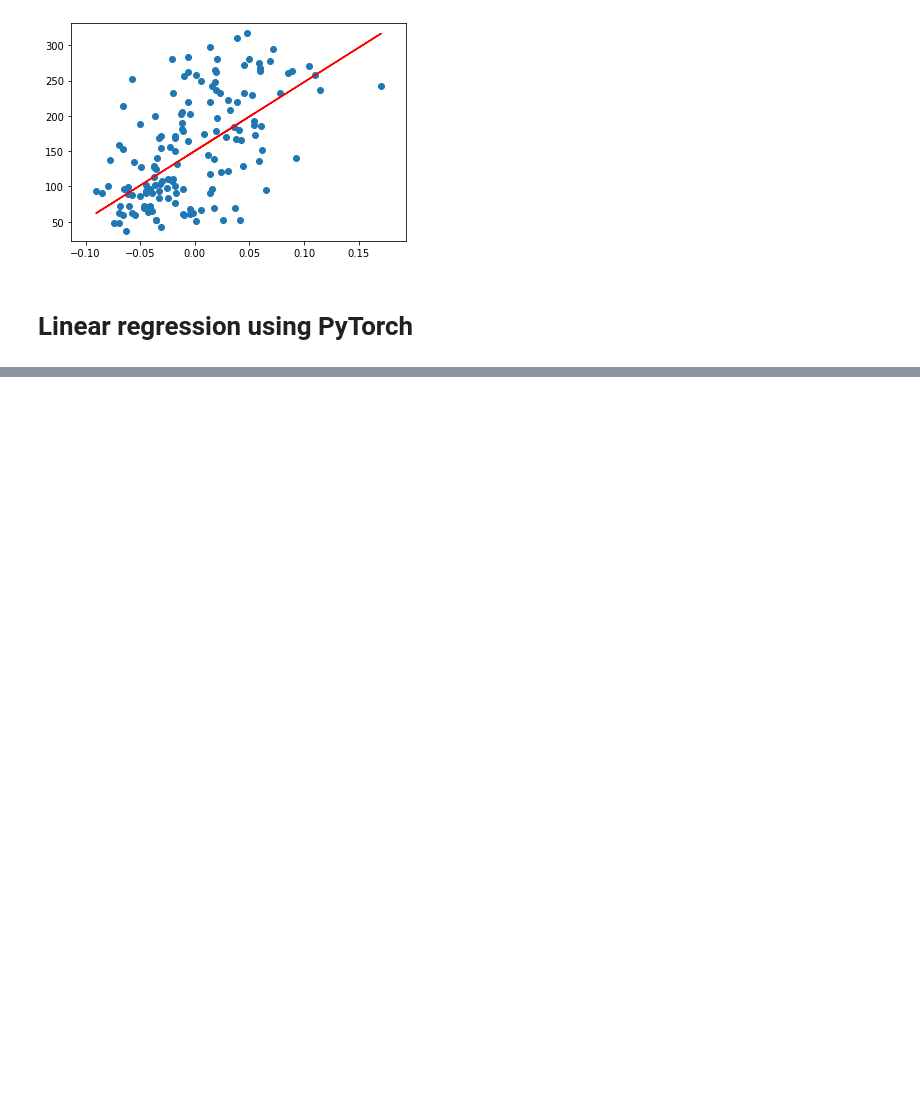
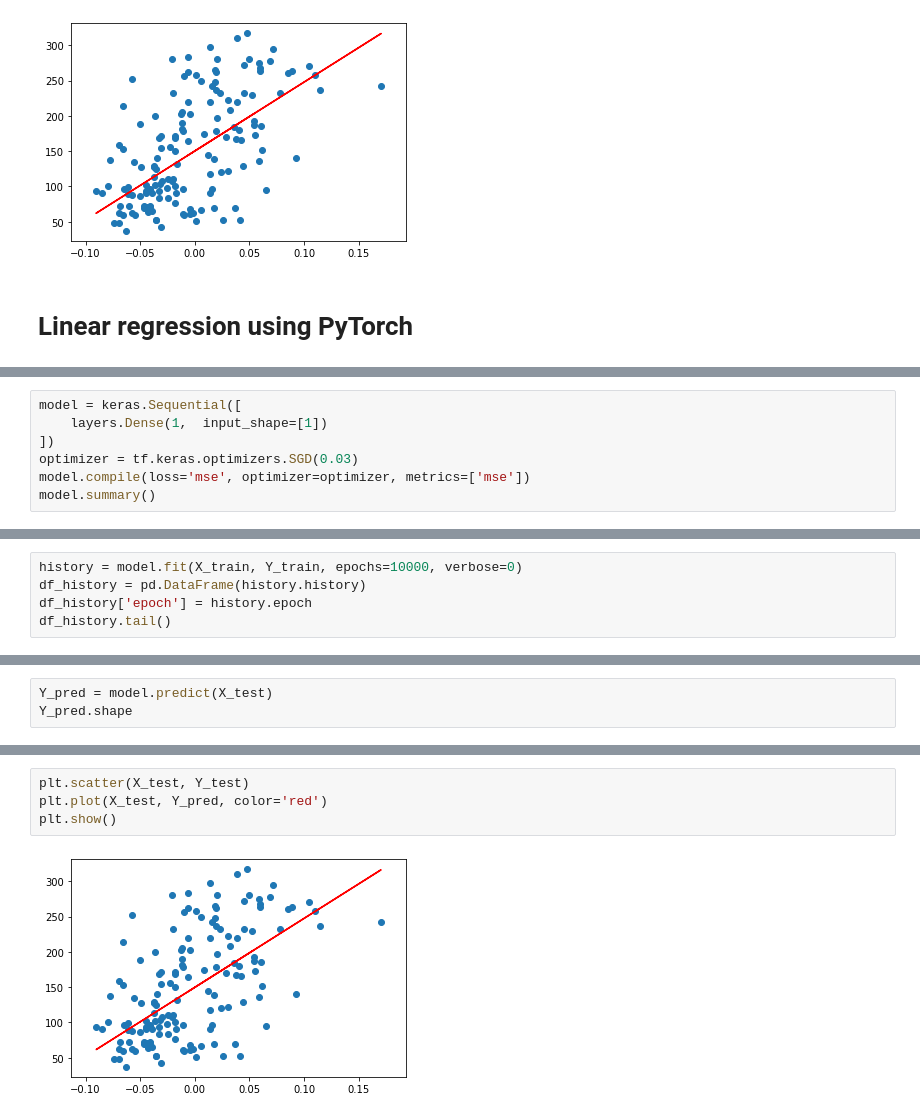
Before and after one commit to CarlFredriksson/linear_regression_lib_comparison, a Jupyter notebook: linear_regression_lib_comparison.ipynb, the cells around one changed output, grey strips where cells are left out. Cells and saved outputs as stored; diff of their text form; blank space fills up the shorter version.

```diff
--- a/linear_regression_lib_comparison.ipynb
+++ b/linear_regression_lib_comparison.ipynb
@@ -75,0 +155,7 @@ plt.show()
+# %%
+model = keras.Sequential([
+    layers.Dense(1,  input_shape=[1])
+])
+optimizer = tf.keras.optimizers.SGD(0.03)
+model.compile(loss='mse', optimizer=optimizer, metrics=['mse'])
+model.summary()
@@ -75,0 +173,5 @@ plt.show()
+# %%
+history = model.fit(X_train, Y_train, epochs=10000, verbose=0)
+df_history = pd.DataFrame(history.history)
+df_history['epoch'] = history.epoch
+df_history.tail()
@@ -75,0 +185,3 @@ plt.show()
+# %%
+Y_pred = model.predict(X_test)
+Y_pred.shape
@@ -75,0 +198,6 @@ plt.show()
+# %%
+plt.scatter(X_test, Y_test)
+plt.plot(X_test, Y_pred, color='red')
+plt.show()
+# %% [output]
+[figure, added]
```
Also changed, not shown: parts of 20 cells of this notebook, 3 other files.
